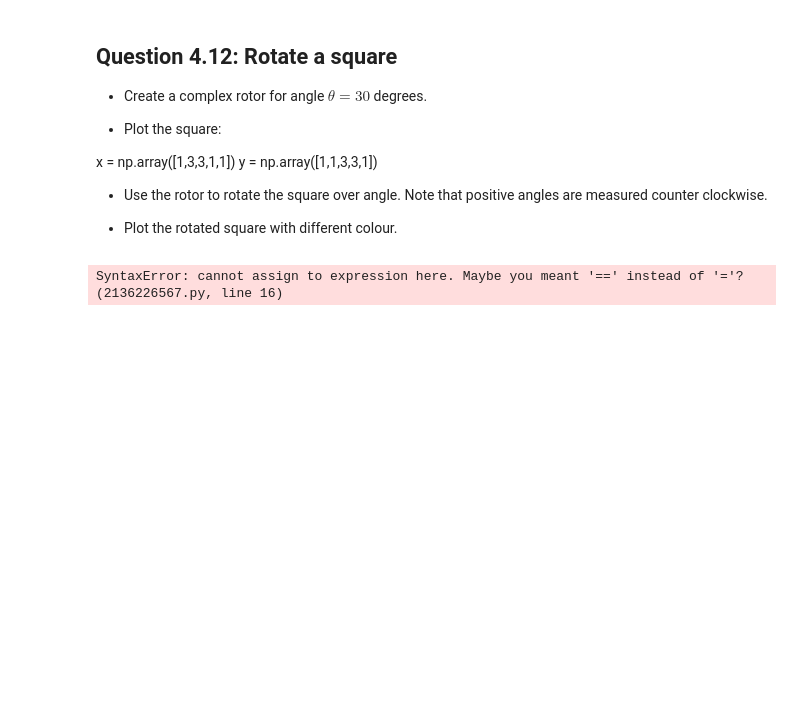
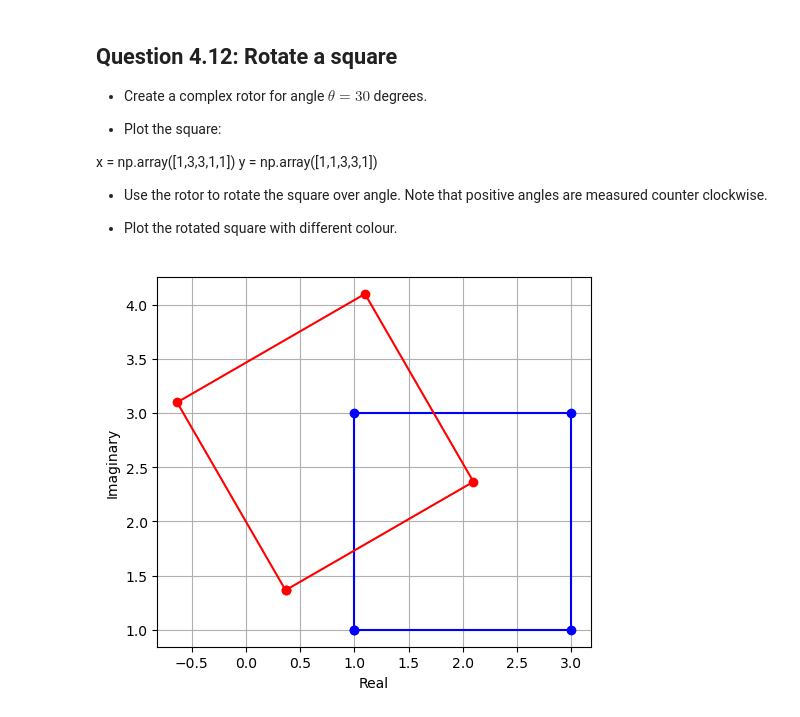
Before and after one commit to skokkola/PROGNUM-repo, a Jupyter notebook: Task4/SessionQuiz4.ipynb, the cells around one changed output. Drawn from its saved outputs; the diff is of its cells as text; code cells hidden in the pictures; blank space fills up the shorter version.

```diff
--- a/Task4/SessionQuiz4.ipynb
+++ b/Task4/SessionQuiz4.ipynb
@@ -295,25 +287,35 @@ fr.grid(True)
-# %%
-import matplotlib.pyplot as plt
-import numpy as np
-
-x_min = -2
-x_max = 2
-y_min = x_min
-y_max = x_max
-
-x = np.linspace(x_min, x_max, 100)
-y = np.linspace(y_min, y_max, 100)
-
-xx, yy = np.meshgrid(x, y)
-
-z = xx=yy*1j
-
-zi = (z**2-1j)/(2*z**2=2j)
-zi = np.angle(zi)
-
-fig = plt.figure()
-frame = fig.add_subplot(1, 1, 1)
-frame.imshow(zi, origin='lower', extent=[x_min, x_max, y_min, y_max])
-plt.show()
-# %% [output]
-SyntaxError: cannot assign to expression here. Maybe you meant '==' instead of '='? (2136226567.py, line 16)
+# %%
+from matplotlib import pyplot as plt
+import numpy as np
+import math
+
+x = np.array([1, 3, 3, 1, 1])
+y = np.array([1, 1, 3, 3, 1])
+
+z = x + y*1j               # (x,y) coordinates as complex numbers
+
+angle_degs = 30
+theta = math.radians(angle_degs)
+
+# Define rotor
+
+rotor = math.cos(theta) + math.sin(theta)*1j
+
+zr = rotor *z              # Rotated function
+xr = zr.real               # Rotated x-values
+yr = zr.imag               # Rotated y-values
+
+# Original square
+plt.plot(x, y, color='b', marker='o', label='Original square')
+
+# Rotated square
+plt.plot(xr, yr, color='r', marker='o', label='Rotated square')
+
+plt.xlabel('Real')
+plt.ylabel('Imaginary')
+
+plt.gca().set_aspect(1)
+plt.grid()
+plt.show()
+# %% [output]
+[figure, added]
```
Also changed, not shown: parts of 16 cells of this notebook, 5 other files.
